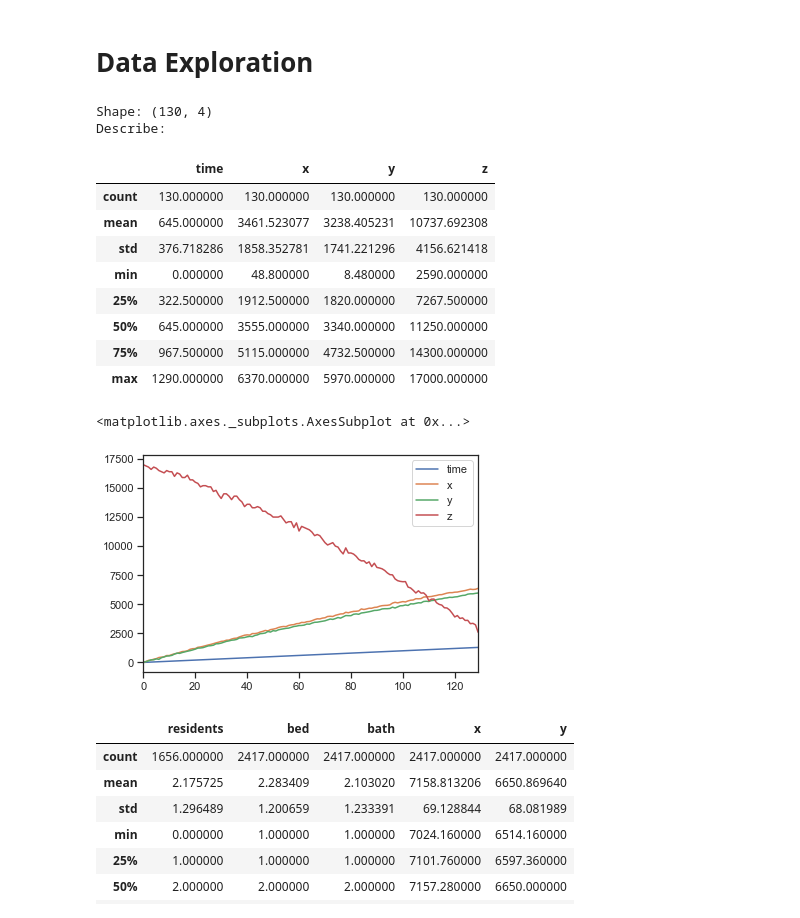
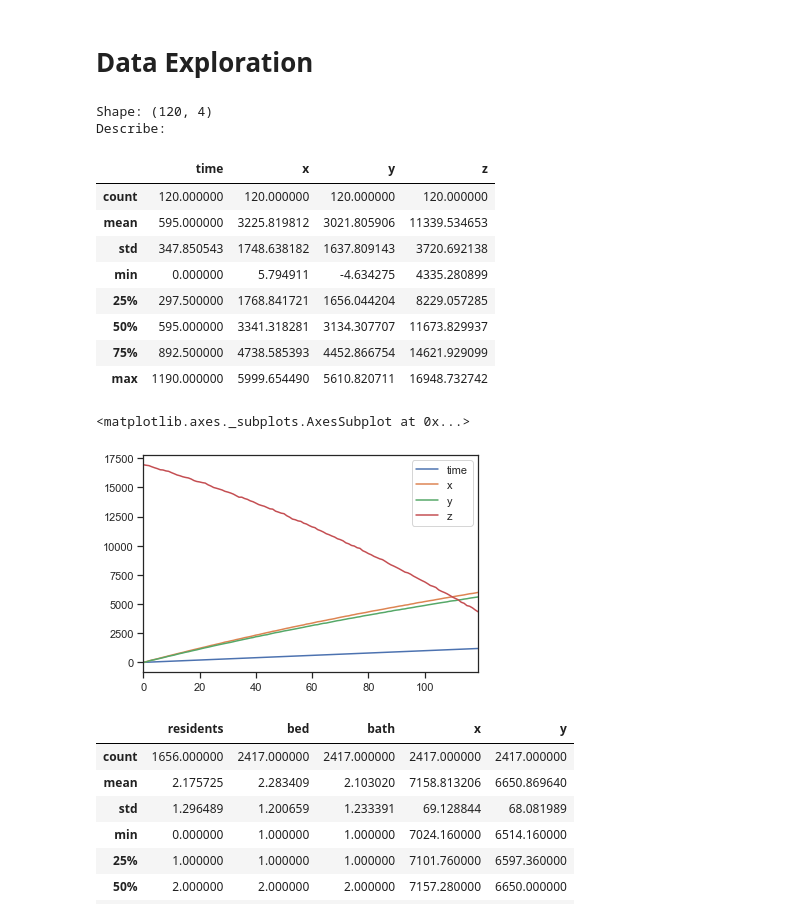
Before and after one commit to Noixas/The-Last-Judgement-Meteorite-Prediction, a Jupyter notebook: Code/TheLastJudgement.ipynb, the cells around one changed output. Drawn from its saved outputs; the diff is of its cells as text; code cells hidden in the pictures.

```diff
--- a/Code/TheLastJudgement.ipynb
+++ b/Code/TheLastJudgement.ipynb
@@ -29,28 +29,28 @@ from sklearn.model_selection import train_test_split
 # Data Exploration
 # %%
 #Load data
-df = pd.read_csv("../Data/radar.csv", header=None,  names=['time','x','y','z'])#,index_col=0)
+df = pd.read_csv("../Data/radar2.csv", header=None,  names=['time','x','y','z'])#,index_col=0)
 # df.head(5)
 print("Shape:",df.shape)
 print("Describe:")
 df.describe()
 # %% [output]
-Shape: (130, 4)
+Shape: (120, 4)
 Describe:
 |  | time | x | y | z |
-| count | 130.000000 | 130.000000 | 130.000000 | 130.000000 |
-| mean | 645.000000 | 3461.523077 | 3238.405231 | 10737.692308 |
-| std | 376.718286 | 1858.352781 | 1741.221296 | 4156.621418 |
-| min | 0.000000 | 48.800000 | 8.480000 | 2590.000000 |
-| 25% | 322.500000 | 1912.500000 | 1820.000000 | 7267.500000 |
-| 50% | 645.000000 | 3555.000000 | 3340.000000 | 11250.000000 |
-| 75% | 967.500000 | 5115.000000 | 4732.500000 | 14300.000000 |
-| max | 1290.000000 | 6370.000000 | 5970.000000 | 17000.000000 |
+| count | 120.000000 | 120.000000 | 120.000000 | 120.000000 |
+| mean | 595.000000 | 3225.819812 | 3021.805906 | 11339.534653 |
+| std | 347.850543 | 1748.638182 | 1637.809143 | 3720.692138 |
+| min | 0.000000 | 5.794911 | -4.634275 | 4335.280899 |
+| 25% | 297.500000 | 1768.841721 | 1656.044204 | 8229.057285 |
+| 50% | 595.000000 | 3341.318281 | 3134.307707 | 11673.829937 |
+| 75% | 892.500000 | 4738.585393 | 4452.866754 | 14621.929099 |
+| max | 1190.000000 | 5999.654490 | 5610.820711 | 16948.732742 |
 # %%
 df.plot() #x grows faster than y, z has some random variances
 # %% [output]
 <matplotlib.axes._subplots.AxesSubplot at 0x...>
-[figure, old version]
+[figure, new version]
 # %%
 df_buildings = pd.read_csv("../Data/mbuildings.csv")
 df_buildings.head(5)
```
Also changed, not shown: parts of 20 cells of this notebook.
